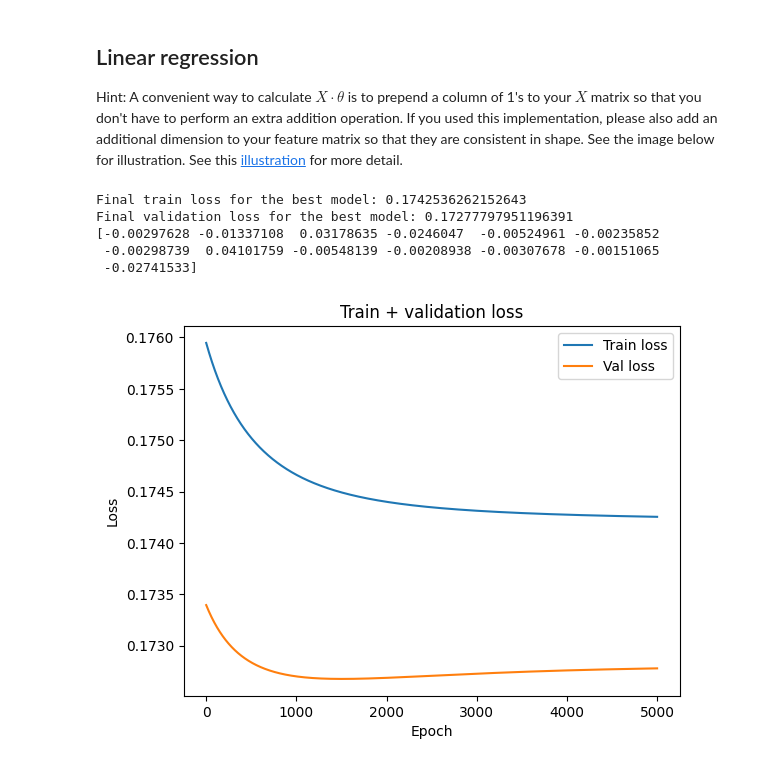
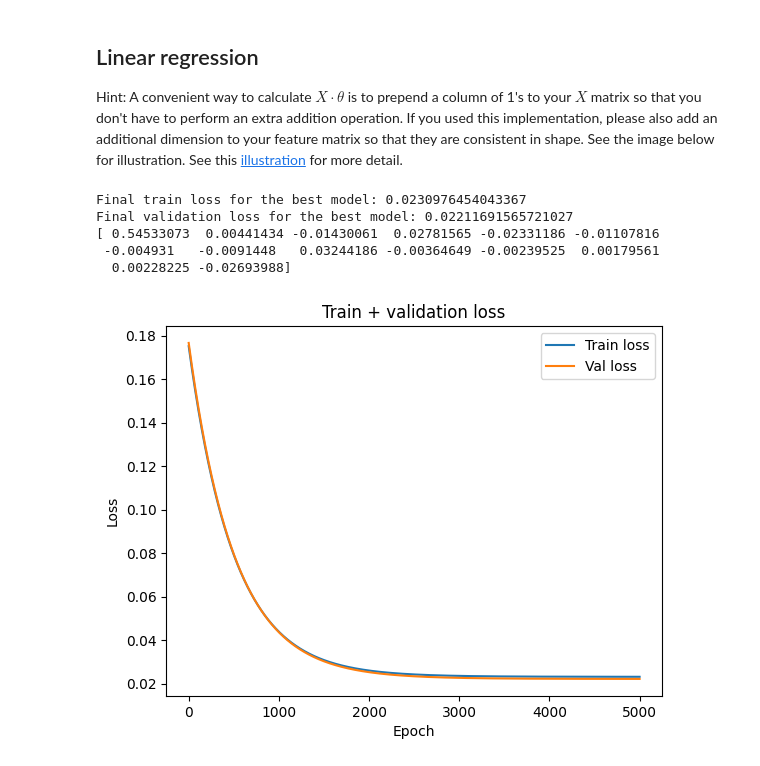
Before and after one commit to MichaelXiongZJ/UCSC_CSE144, a Jupyter notebook: Homeworks/CSE-144-Assignment-1-1/CSE-144-Assignment-1.ipynb, the cells around one changed output. Saved outputs shown, nothing was run; the diff lists cells and outputs as text; code cells hidden in the pictures.

```diff
--- a/Homeworks/CSE-144-Assignment-1-1/CSE-144-Assignment-1.ipynb
+++ b/Homeworks/CSE-144-Assignment-1-1/CSE-144-Assignment-1.ipynb
@@ -121,7 +121,11 @@ for feature in ['song_duration_ms', 'instrumentalness']:
     iqr = q3 - q1
     a = q1 - 1.5 * iqr
     b = q3 + 1.5 * iqr
-    data = data[(data[feature] >= a) & (data[feature] <= b)] #or use where() instead?
+    # print(q1, q3, iqr, a, b)
+    data = data[data[feature] > (a)]
+    data = data[data[feature] < (b)]
+    # data[feature] = data[feature].where(data[feature] < b, inplace=True)
+    # data[feature] = data[feature].where(data[feature] > a, inplace=True)
     # ========== YOUR CODE ENDS HERE ============
 
 data = data.reset_index(drop=True)
@@ -243,14 +244,23 @@ Hint: A convenient way to calculate $X \cdot \theta$ is to prepend a column of 1
 # %%
 def MSE_loss(pred: np.ndarray, target: np.ndarray):
     # ========== YOUR CODE STARTS HERE ==========
-    return np.mean(np.square(pred - target)) / 2
+    return np.mean(np.square(pred - target)) / 2    #do we need the /2?
+    # return np.mean(np.square(pred - target))
     # ========== YOUR CODE ENDS HERE ============
 
 def gradient(X: np.ndarray, y: np.ndarray, theta: np.ndarray):
     # ========== YOUR CODE STARTS HERE ==========
-    error = X.dot(theta) - y
+    # print("X:", X.shape)
+    # print("y:", y.shape)
+    # print("theta:", theta.shape)
+    pred = X.dot(theta)
+    # print("pred:", pred.shape)
+    error = pred - y
+    # print("error:", error.shape)
     grad = X.T.dot(error) / len(y)  #or no need to transpose?
+    # print("grad:", grad.shape)
     return grad
+
     # ========== YOUR CODE ENDS HERE ============
 
 
@@ -272,6 +282,8 @@ for i in range(k):
     y_train = y_train.to_numpy()
     X_val = X_val.to_numpy()
     y_val = y_val.to_numpy()
+    X_train = np.c_[np.ones(X_train.shape[0]), X_train]
+    X_val = np.c_[np.ones(X_val.shape[0]), X_val]
     # ========== YOUR CODE ENDS HERE ============
 
     # Initialize theta
@@ -282,10 +294,8 @@ for i in range(k):
     for epoch in range(num_epochs):
         # Compute loss, and save to train_loss_history and val_loss_history
         # ========== YOUR CODE STARTS HERE ==========
-        train_loss = MSE_loss(X_train.dot(theta), y_train)
-        val_loss = MSE_loss(X_val.dot(theta), y_val)
-        train_loss_history[i].append(train_loss)
-        val_loss_history[i].append(val_loss)
+        train_loss_history[i].append(MSE_loss(X_train.dot(theta), y_train))
+        val_loss_history[i].append(MSE_loss(X_val.dot(theta), y_val))
         # ========== YOUR CODE ENDS HERE ============
 
         # Update parameter
@@ -298,36 +308,37 @@ for i in range(k):
     # Inference on validation set, and fine the best parameters. Save corresponding parameters and index in theta_min and  index_min
     # ========== YOUR CODE STARTS HERE ==========
     if loss_min is None or val_loss_history[i][-1] < loss_min:
         loss_min = val_loss_history[i][-1]
         theta_min = theta
         index_min = i
     # ========== YOUR CODE ENDS HERE ============
 
 
 print(f"Final train loss for the best model: {train_loss_history[index_min][-1]}")
 print(f"Final validation loss for the best model: {val_loss_history[index_min][-1]}")
 print(theta_min)
 
 plt.plot(np.arange(num_epochs), train_loss_history[index_min], label="Train loss")
 plt.plot(np.arange(num_epochs), val_loss_history[index_min], label="Val loss")
 plt.title("Train + validation loss")
 plt.xlabel("Epoch")
 plt.ylabel("Loss")
 plt.legend()
 plt.show()
 
 
 # Evaluate on test set
 # ========== YOUR CODE STARTS HERE ==========
 X_test = X_test.to_numpy()
 y_test = y_test.to_numpy()
+X_test = np.c_[np.ones(X_test.shape[0]), X_test]
 test_loss = MSE_loss(X_test.dot(theta_min), y_test)
 # ========== YOUR CODE ENDS HERE ============
 print(f"Test loss: {test_loss}")
 # %% [output]
-Final train loss for the best model: 0.1742536262152643
-Final validation loss for the best model: 0.17277797951196391
-[-0.00297628 -0.01337108  0.03178635 -0.0246047  -0.00524961 -0.00235852
- -0.00298739  0.04101759 -0.00548139 -0.00208938 -0.00307678 -0.00151065
- -0.02741533]
+Final train loss for the best model: 0.0230976454043367
+Final validation loss for the best model: 0.02211691565721027
+[ 0.54533073  0.00441434 -0.01430061  0.02781565 -0.02331186 -0.01107816
+ -0.004931   -0.0091448   0.03244186 -0.00364649 -0.00239525  0.00179561
+  0.00228225 -0.02693988]
-[figure, old version]
+[figure, new version]
```
Also changed, not shown: parts of 2 cells of this notebook, 4 other files.
